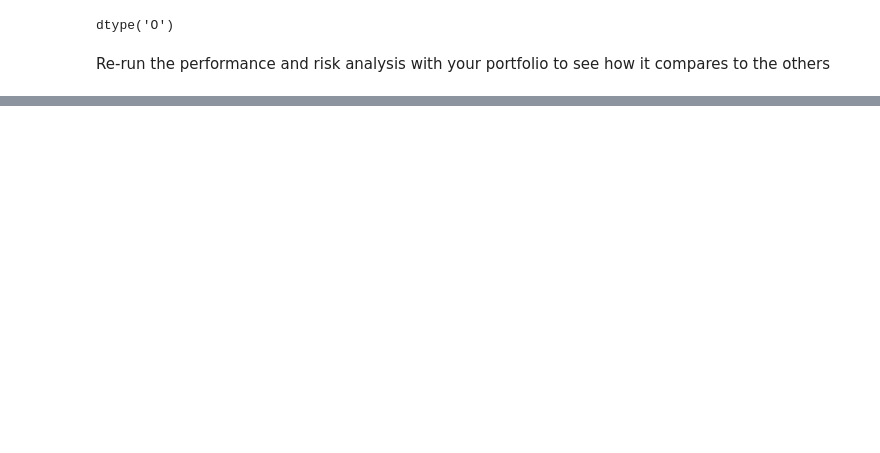
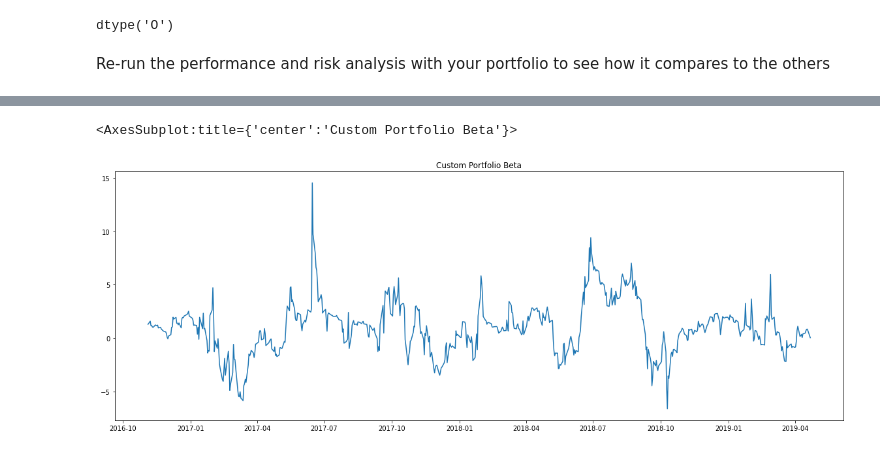
Before and after one commit to jexiamaris/A_Whale_off_portfolio, a Jupyter notebook: Analysis/whale_analysis.ipynb, the cells around one changed output, grey strips where cells are left out. Cells and saved outputs as stored; diff of their text form; code cells hidden in the pictures; blank space fills up the shorter version.

```diff
--- a/Analysis/whale_analysis.ipynb
+++ b/Analysis/whale_analysis.ipynb
@@ -475,9 +501,12 @@ compare_portfolios_correlation = compare_portfolios.corr()
 # %%
 # Beta
 # Rolling beta
-rolling_berkshire_cov = Combined_daily_returns['BERKSHIRE HATHAWAY INC'].rolling(window=21).cov(Combined_daily_returns['S&P 500'])
-rolling_variance = Combined_daily_returns['S&P 500'].rolling(window=21).var()
+rolling_portfolio_cov = portfolios_df['Custom Portfolio'].rolling(window=21).cov(portfolios_df['S&P 500'])
+rolling_variance = portfolios_df['S&P 500'].rolling(window=21).var()
 
-rolling_berkshire_beta = rolling_berkshire_cov/rolling_variance
+rolling_portfolio_beta = rolling_portfolio_cov/rolling_variance
 
-rolling_berkshire_beta.plot(title='BERKSHIRE Beta', figsize=[20,7])
+rolling_portfolio_beta.plot(title='Custom Portfolio Beta', figsize=[20,7])
+# %% [output]
+<AxesSubplot:title={'center':'Custom Portfolio Beta'}>
+[figure, added]
```
Also changed, not shown: parts of 8 cells of this notebook.
